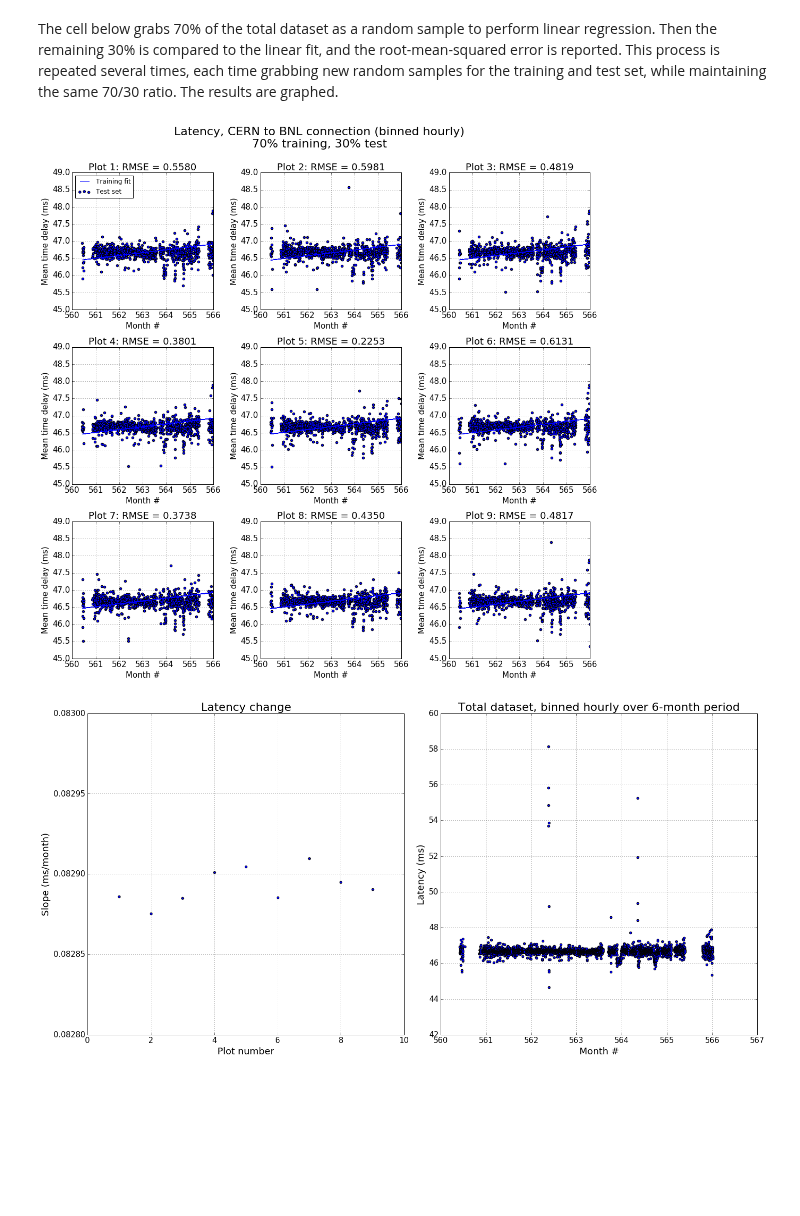
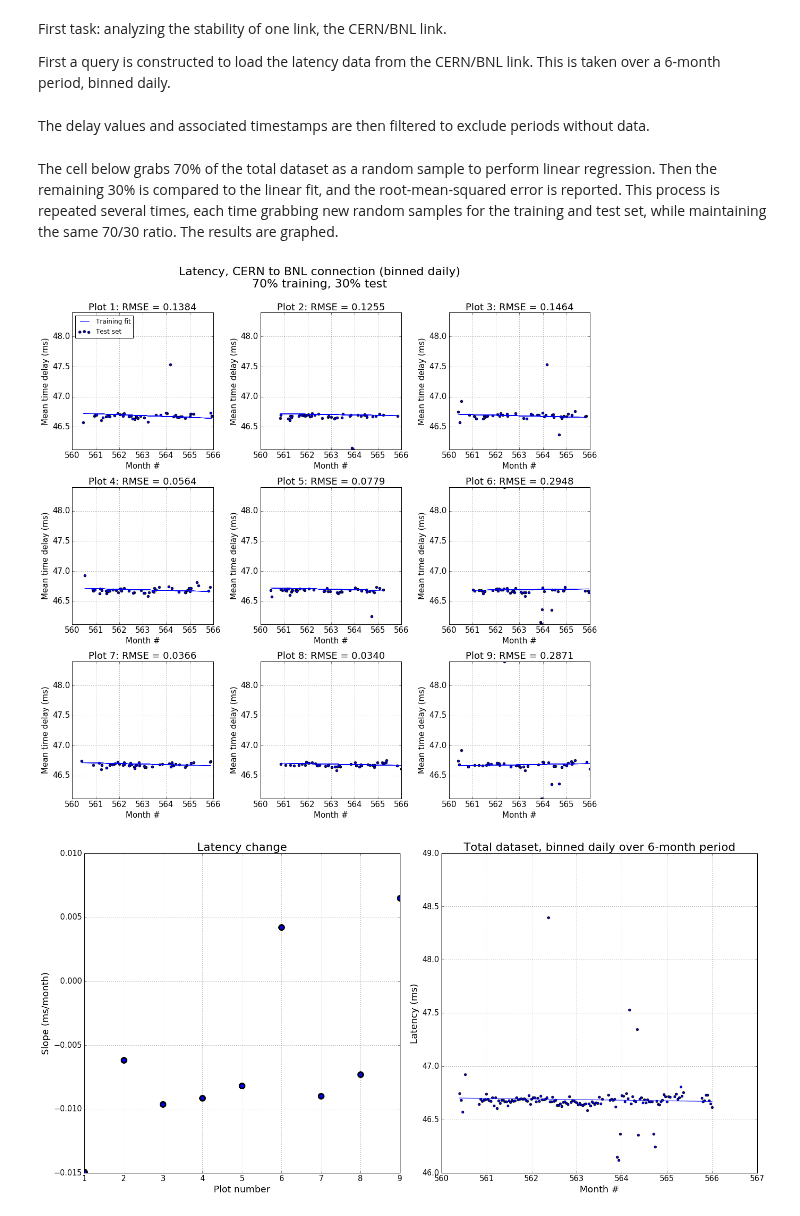
Before and after one commit to ATLAS-Analytics/AnalyticsNotebooks, a Jupyter notebook: Wesley/LatencyPlots.ipynb, the cells around one changed output. Drawn from its saved outputs; the diff is of its cells as text; code cells hidden in the pictures; blank space fills up the shorter version.

```diff
--- a/Wesley/LatencyPlots.ipynb
+++ b/Wesley/LatencyPlots.ipynb
@@ -19,7 +19,16 @@ indices = np.logical_not(np.isnan(delayMean))
 delayMean = delayMean[indices]
 epochTime = epochTime[indices]
 monthTime = epochTime/(1000*60*60*24*30)
+# %% [markdown]
+First task: analyzing the stability of one link, the CERN/BNL link.
+
+First a query is constructed to load the latency data from the CERN/BNL link. This is taken over a 6-month period, binned daily.
 # %%
+from elasticsearch import Elasticsearch, exceptions as es_exceptions
+from elasticsearch.helpers import scan
+
+#Create instance of ElasticSearch using the Atlas host server
+es = Elasticsearch(hosts=[{'host':'atlas-kibana.mwt2.org', 'port':9200}],timeout=60)
 
 query1 = {
   "size": 0,
@@ -27,7 +36,7 @@ query1 = {
     "filtered": {
       "query": {
         "query_string": {
-          "query": "srcSite:CERN* AND destSite:BNL* AND delay_mean:>0",
+          "query": "srcSite:CERN* AND destSite:BNL* AND delay_mean:>0", #Some delay values were negative (!)
           "analyze_wildcard": True,
           "lowercase_expanded_terms": False
         }
@@ -54,7 +63,7 @@ query1 = {
     "3": {
       "date_histogram": {
         "field": "timestamp",
-        "interval": "1h",
+        "interval": "1d",
         "time_zone": "Europe/Berlin",
         "min_doc_count": 1,
         "extended_bounds": {
@@ -75,6 +84,8 @@ query1 = {
 
 #Get delay
 response = es.search(index="network_weather_2-*", body=query1, request_timeout=600)
+# %% [markdown]
+The delay values and associated timestamps are then filtered to exclude periods without data.
 # %%
 delayMean = []
 epochTime = []
@@ -126,12 +138,11 @@ for i in range(9):
     #Build training sets, randomly sampled from data; reseeded based on index
     xTrain, xTest, yTrain, yTest = cross_validation.train_test_split(monthTime,delayMean,
                                                                         test_size=0.3,random_state = i)
-
     #Reshape for LinearRegression function
     xTrain = xTrain.reshape(-1,1)
     xTest = xTest.reshape(-1,1)
-    # Create linear regression object, and do not subtract the mean
-    regr = linear_model.LinearRegression(fit_intercept=False)
+    # Create linear regression object
+    regr = linear_model.LinearRegression(fit_intercept=True)
     # Train the model using the training sets
     regr.fit(xTrain, yTrain)
 
@@ -141,53 +152,61 @@ for i in range(9):
 
     #Get mean squared error and store it
     rmseSet.append(np.sqrt(np.mean((regr.predict(xTest) - yTest) ** 2)))
 
     #Get variance and store it
     varianceSet.append(regr.score(xTest, yTest))
     xTrainSamples.append(xTrain)
     xTestSamples.append(xTest)
     yTrainSamples.append(yTrain)
     yTestSamples.append(yTest)
 
     yPredict = regr.predict(xTest)
     #Plot test sample with predicted line
     plt.subplot(3,3,i+1)
     plt.plot(xTest, yPredict, color='blue',
          linewidth=1,label='Training fit')
 
     plt.title('Plot %i: RMSE = %.4f'%(i+1,rmseSet[i]))
     plt.scatter(xTest,yTest,label='Test set')
     if i ==0:
         plt.legend(loc=2,prop={'size':12})
     plt.ylabel('Mean time delay (ms)')
     plt.xlabel('Month #')
-    plt.ylim(45,49)
+    plt.ylim(delayMean.min(),delayMean.max())
     plt.xlim(560,566)
     plt.grid()
 
-plt.suptitle('Latency, CERN to BNL connection (binned hourly)\n70% training, 30% test',size=22)
+plt.suptitle('Latency, CERN to BNL connection (binned daily)\n70% training, 30% test',size=22)
 plt.tight_layout()
 plt.subplots_adjust(top=0.9)
 plt.show()
 # %% [output]
-[figure, old version]
+[figure, new version]
 # %%
+regr = linear_model.LinearRegression(fit_intercept=True)
+# Train the model using the training sets
+monthTime = monthTime.reshape(-1,1)
+regr.fit(monthTime, delayMean)
+yPredict = regr.predict(monthTime)
+
 plt.figure(figsize = (20,10))
 plt.subplot(121)
-plt.scatter(range(1,10),coefficientSet)
+plt.plot(range(1,10),coefficientSet,'bo',mew=3,ms=10)
+plt.xlim(1,9)
 plt.xlabel('Plot number',size=18)
 plt.ylabel('Slope (ms/month)',size=18)
-plt.ylim(0.0828,.083)
 plt.grid()
 plt.title('Latency change',size=22)
 
 
 plt.subplot(122)
 plt.scatter(monthTime,delayMean)
-plt.title('Total dataset, binned hourly over 6-month period',size=22)
+plt.plot(monthTime, yPredict, color='blue',
+     linewidth=1,label='Training fit')
+plt.title('Total dataset, binned daily over 6-month period',size=22)
 plt.xlabel('Month #',size=18)
 plt.ylabel('Latency (ms)',size=18)
 plt.grid()
 plt.tight_layout()
 # %% [output]
-[figure, old version]
+[figure, new version]
```
Also changed, not shown: parts of 15 cells of this notebook, 10 other files.
